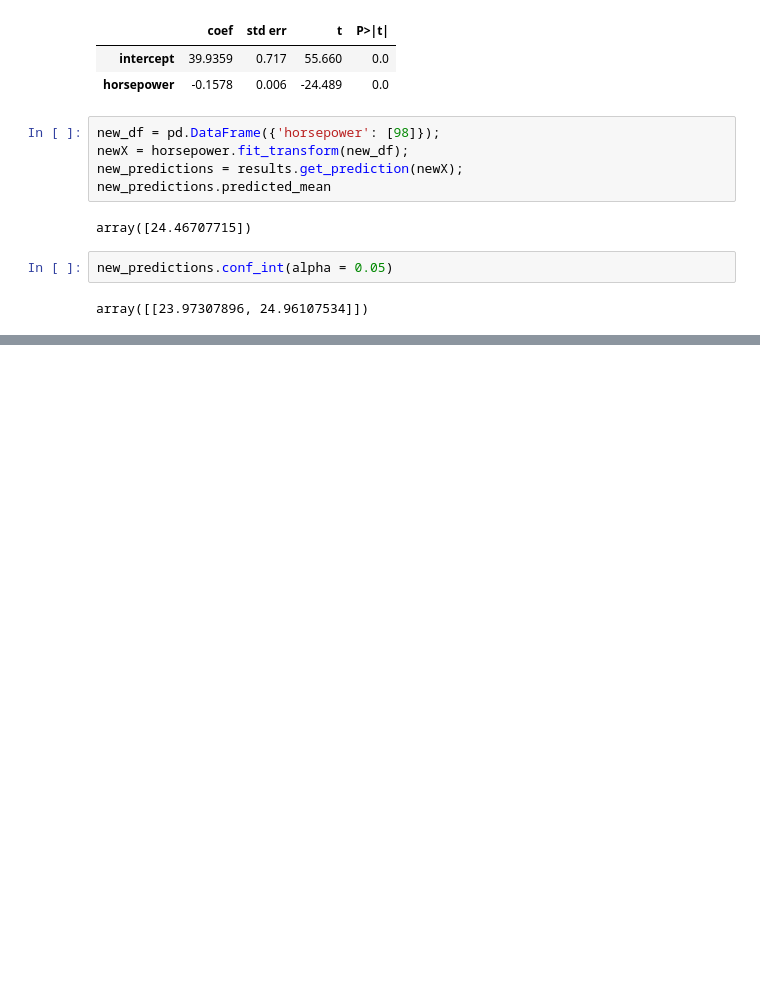
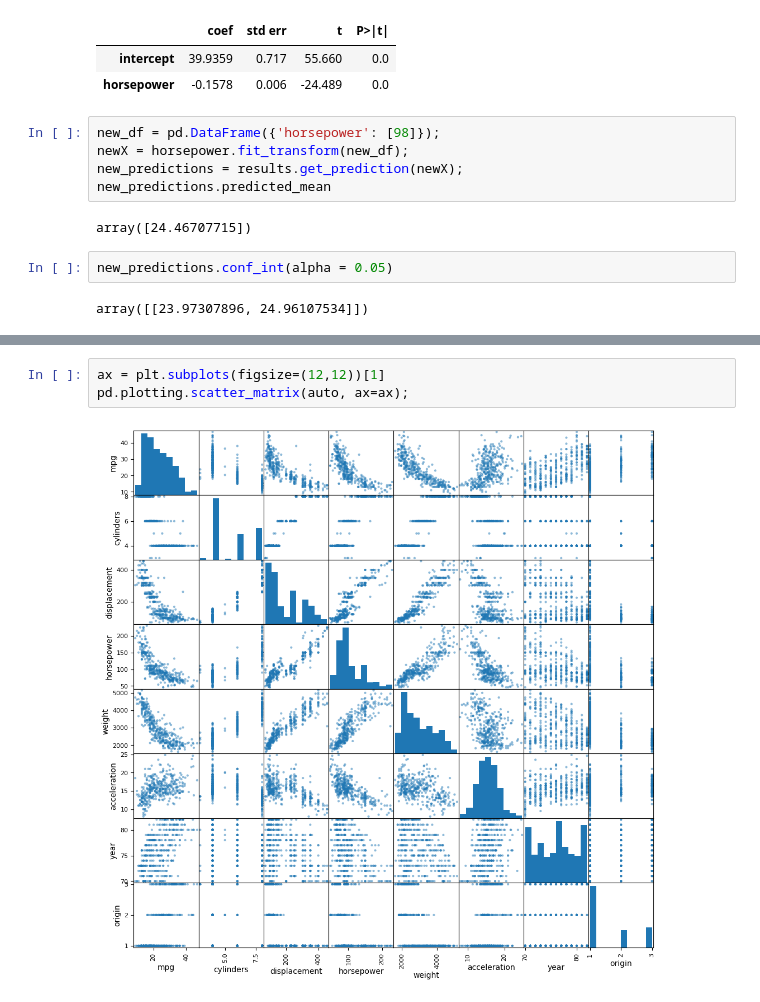
Before and after one commit to yxu148/ISLP_labs, a Jupyter notebook: homework/chapt3/question8.ipynb, the cells around one changed output, grey strips where cells are left out. Drawn from its saved outputs; the diff is of its cells as text; blank space fills up the shorter version.

```diff
--- a/homework/chapt3/question8.ipynb
+++ b/homework/chapt3/question8.ipynb
@@ -75,0 +108,5 @@ array([[23.97307896, 24.96107534]])
+# %%
+ax = plt.subplots(figsize=(12,12))[1]
+pd.plotting.scatter_matrix(auto, ax=ax);
+# %% [output]
+[figure, added]
```
Also changed, not shown: parts of 16 cells of this notebook.
